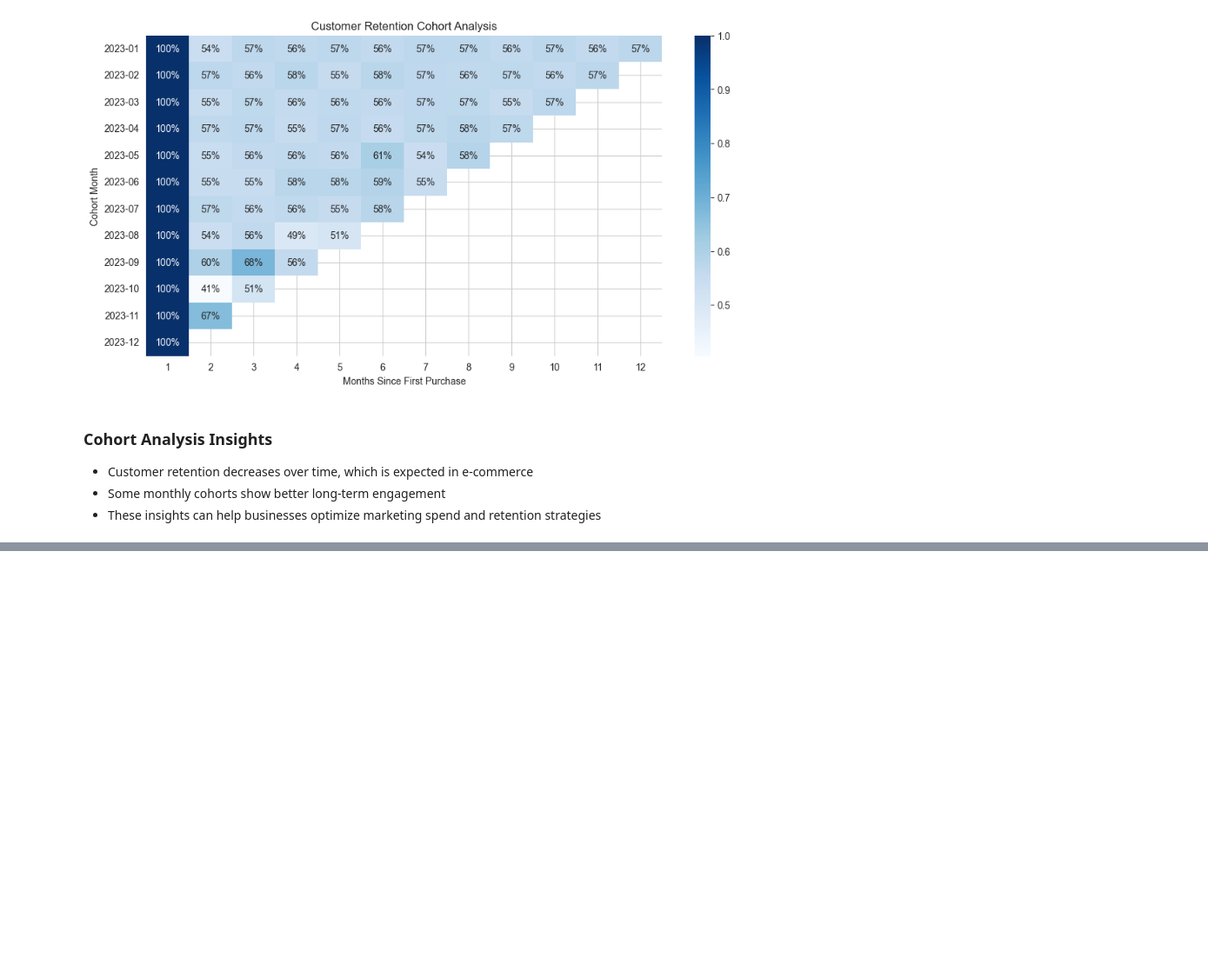
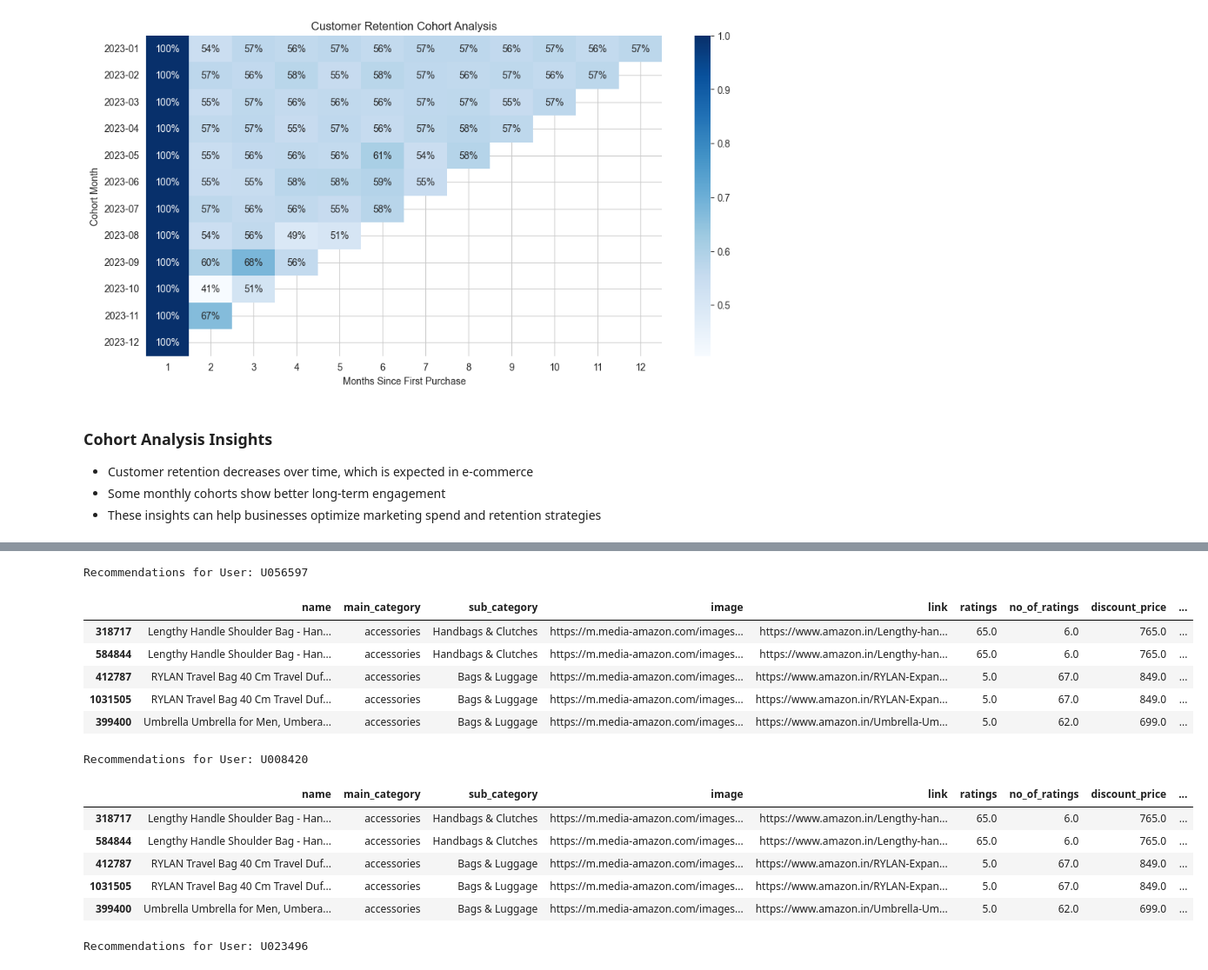
Before and after one commit to shankvarsh/amazon-recommendation-project, a Jupyter notebook: notebook/amazon_recommendation_system.ipynb, the cells around one changed output, grey strips where cells are left out. Shown at 87% size. Saved outputs shown, nothing was run; the diff lists cells and outputs as text; code cells hidden in the pictures; blank space fills up the shorter version.

Commit message:
Add hybrid recommendation system

```diff
--- a/notebook/amazon_recommendation_system.ipynb
+++ b/notebook/amazon_recommendation_system.ipynb
@@ -610,0 +638,8 @@ plt.show()
+# %%
+#USER PURCHASE HISTORY HELPER FUNCTION
+def get_user_history(user_id, transactions_df, amazon_df):
+    user_products = transactions_df[
+        transactions_df["user_id"] == user_id
+    ]["product_id"].unique()
+
+    return amazon_df[amazon_df["product_id"].isin(user_products)]
@@ -610,0 +664,50 @@ plt.show()
+# %%
+#UPSELL LOGIC FOR BIG SPENDERS 💰
+def upsell_recommendations(user_id, rfm_df, amazon_df, n=5):
+    segment = rfm_df.loc[user_id, "segment"]
+
+    if segment != "Big Spender":
+        return None
+
+    premium_products = amazon_df[
+        amazon_df["discount_price"] > amazon_df["discount_price"].quantile(0.90)
+    ]
+
+    return premium_products.sort_values(
+        by=["ratings", "no_of_ratings"], ascending=False
+    ).head(n)
+# %%
+#MASTER RECOMMENDATION FUNCTION (IMPORTANT)
+def recommend_products(user_id):
+    if user_id not in transactions_df["user_id"].values:
+        return popular_products.head(5)
+
+    upsell = upsell_recommendations(user_id, rfm_df, amazon_df)
+    if upsell is not None:
+        return upsell
+
+    return recommend_by_category(user_id, transactions_df, amazon_df)
+# %%
+#TEST THE SYSTEM
+# Example users
+sample_users = rfm_df.sample(3).index.tolist()
+
+for user in sample_users:
+    print(f"\nRecommendations for User: {user}")
+    display(recommend_products(user))
+# %% [output]
+Recommendations for User: U056597
+|  | name | main_category | sub_category | image | link | ratings | no_of_ratings | discount_price | ... |
+| 318717 | Lengthy Handle Shoulder Bag - Han... | accessories | Handbags & Clutches | https://m.media-amazon.com/images... | https://www.amazon.in/Lengthy-han... | 65.0 | 6.0 | 765.0 | ... |
+| 584844 | Lengthy Handle Shoulder Bag - Han... | accessories | Handbags & Clutches | https://m.media-amazon.com/images... | https://www.amazon.in/Lengthy-han... | 65.0 | 6.0 | 765.0 | ... |
+| 412787 | RYLAN Travel Bag 40 Cm Travel Duf... | accessories | Bags & Luggage | https://m.media-amazon.com/images... | https://www.amazon.in/RYLAN-Expan... | 5.0 | 67.0 | 849.0 | ... |
+| 1031505 | RYLAN Travel Bag 40 Cm Travel Duf... | accessories | Bags & Luggage | https://m.media-amazon.com/images... | https://www.amazon.in/RYLAN-Expan... | 5.0 | 67.0 | 849.0 | ... |
+| 399400 | Umbrella Umbrella for Men, Umbera... | accessories | Bags & Luggage | https://m.media-amazon.com/images... | https://www.amazon.in/Umbrella-Um... | 5.0 | 62.0 | 699.0 | ... |
+Recommendations for User: U008420
+|  | name | main_category | sub_category | image | link | ratings | no_of_ratings | discount_price | ... |
+| 318717 | Lengthy Handle Shoulder Bag - Han... | accessories | Handbags & Clutches | https://m.media-amazon.com/images... | https://www.amazon.in/Lengthy-han... | 65.0 | 6.0 | 765.0 | ... |
+| 584844 | Lengthy Handle Shoulder Bag - Han... | accessories | Handbags & Clutches | https://m.media-amazon.com/images... | https://www.amazon.in/Lengthy-han... | 65.0 | 6.0 | 765.0 | ... |
+| 412787 | RYLAN Travel Bag 40 Cm Travel Duf... | accessories | Bags & Luggage | https://m.media-amazon.com/images... | https://www.amazon.in/RYLAN-Expan... | 5.0 | 67.0 | 849.0 | ... |
+| 1031505 | RYLAN Travel Bag 40 Cm Travel Duf... | accessories | Bags & Luggage | https://m.media-amazon.com/images... | https://www.amazon.in/RYLAN-Expan... | 5.0 | 67.0 | 849.0 | ... |
+| 399400 | Umbrella Umbrella for Men, Umbera... | accessories | Bags & Luggage | https://m.media-amazon.com/images... | https://www.amazon.in/Umbrella-Um... | 5.0 | 62.0 | 699.0 | ... |
+Recommendations for User: U023496
```
Also changed, not shown: parts of 4 cells of this notebook.
